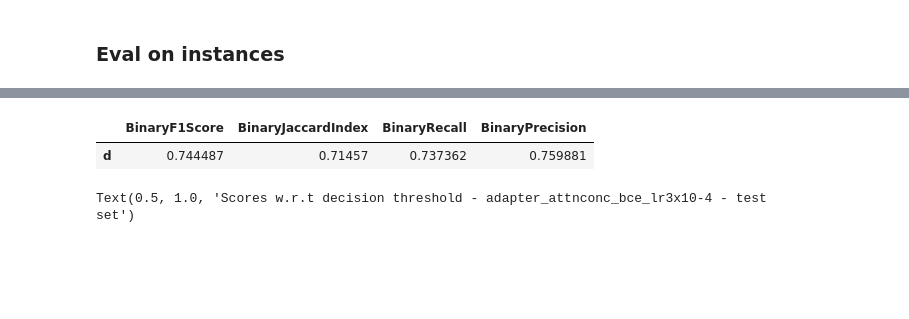
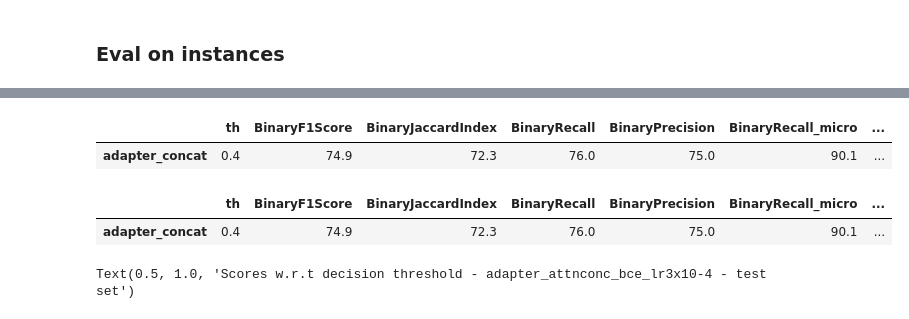
Before and after one commit to brustt/stylo_magique_intership_ign, a Jupyter notebook: notebooks/eval_mp.ipynb, the cells around one changed output, grey strips where cells are left out. Cells and saved outputs as stored; diff of their text form; code cells hidden in the pictures; blank space fills up the shorter version.

```diff
--- a/notebooks/eval_mp.ipynb
+++ b/notebooks/eval_mp.ipynb
@@ -330,18 +376,20 @@ shape torch.Size([105, 1024, 1024])
 # %%
+ds_name = "levir-cd"
+
 folder_logs = make_path("instances", PROJECT_PATH, "reports", "scores", ds_name)
 all_scores = []
 
 metric_max = "BinaryF1Score"
-metrics_col = [_ for _ in df.columns if _ not in ["label_path", "th"]]
 
 for exp_name in os.listdir(folder_logs):
-    if not os.path.exists(make_path(f"{exp_name}.csv", folder_logs, exp_name)):
+    if not os.path.exists(make_path(f"{exp_name}_scores_micro.csv", folder_logs, exp_name)):
         print(f"{exp_name} logs file not found - please run evaluation")
         continue
     df = pd.read_csv(make_path(f"{exp_name}.csv", folder_logs, exp_name), index_col=0)
-    scores = df.groupby("th")[metrics_col].mean().reset_index()
+    metrics_col = [_ for _ in df.columns if _ not in ["label_path", "th"]]
+    scores = df.groupby("th")[metrics_col].mean().round(3).mul(100).reset_index()
     row = scores[scores.index == scores[metric_max].idxmax()]
     row.index = [exp_name]
     all_scores.append(row)
 
-all_scores = pd.concat(all_scores).sort_values("BinaryF1Score", ascending)
+all_scores = pd.concat(all_scores).sort_values("BinaryF1Score", ascending=False)
@@ -387,5 +436,22 @@ scores[scores.index == scores["BinaryF1Score"].idxmax()]
-# %%
-c
-# %% [output]
-|  | BinaryF1Score | BinaryJaccardIndex | BinaryRecall | BinaryPrecision |
-| d | 0.744487 | 0.71457 | 0.737362 | 0.759881 |
+# %%
+df_micro = pd.DataFrame(scores_micro).map(float).T
+df_micro["BinaryF1Score"] = df_micro.apply(lambda x: f1_score(x["BinaryPrecision"], x["BinaryRecall"]), axis=1)
+# %%
+def f1_score(precision, recall):
+    if not (precision + recall):
+        return 0
+    return 2 * (precision*recall)/(precision + recall)
+# %%
+df_micro["BinaryF1Score"] = df_micro.apply(lambda x: f1_score(x["BinaryPrecision"], x["BinaryRecall"]), axis=1)
+
+df_micro.columns = ["".join([_, "_micro"]) for _ in df_micro]
+
+df_micro
+
+# th = 0.4
+adpater_concat_all_metrics = pd.concat([all_scores.loc["adapter_concat"], (df_micro.loc[th].round(3)*100)], axis=0)
+# %%
+adpater_concat_all_metrics
+# %% [output]
+|  | th | BinaryF1Score | BinaryJaccardIndex | BinaryRecall | BinaryPrecision | BinaryRecall_micro | ... |
+| adapter_concat | 0.4 | 74.9 | 72.3 | 76.0 | 75.0 | 90.1 | ... |
@@ -392,3 +461,8 @@ c
+# %%
+adpater_concat_all_metrics
+# %% [output]
+|  | th | BinaryF1Score | BinaryJaccardIndex | BinaryRecall | BinaryPrecision | BinaryRecall_micro | ... |
+| adapter_concat | 0.4 | 74.9 | 72.3 | 76.0 | 75.0 | 90.1 | ... |
 # %%
 import seaborn as sns
 sns.lineplot(scores)
```
Also changed, not shown: parts of 26 cells of this notebook, 3 other files.
